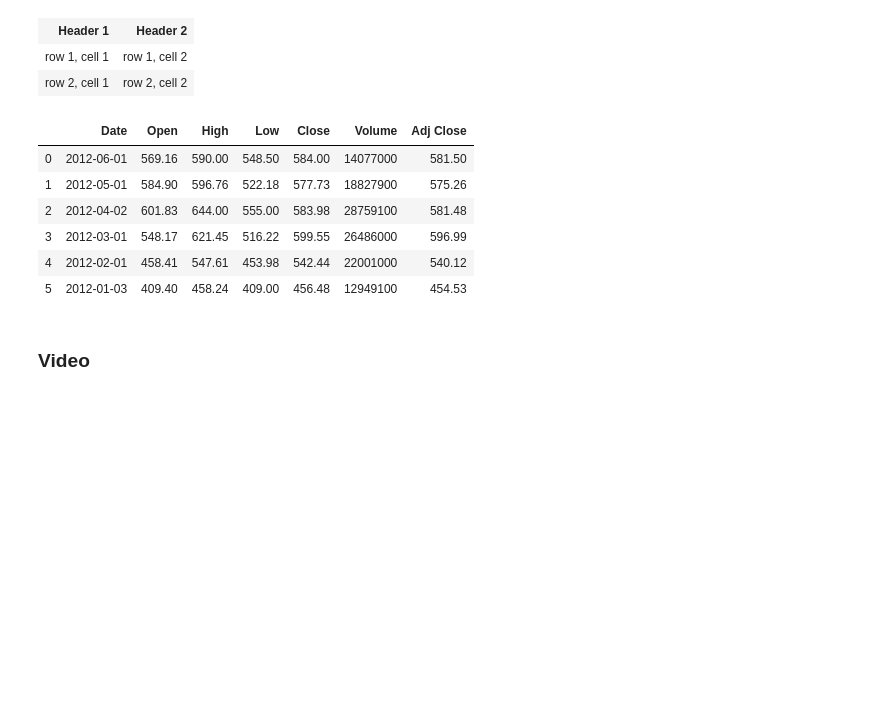
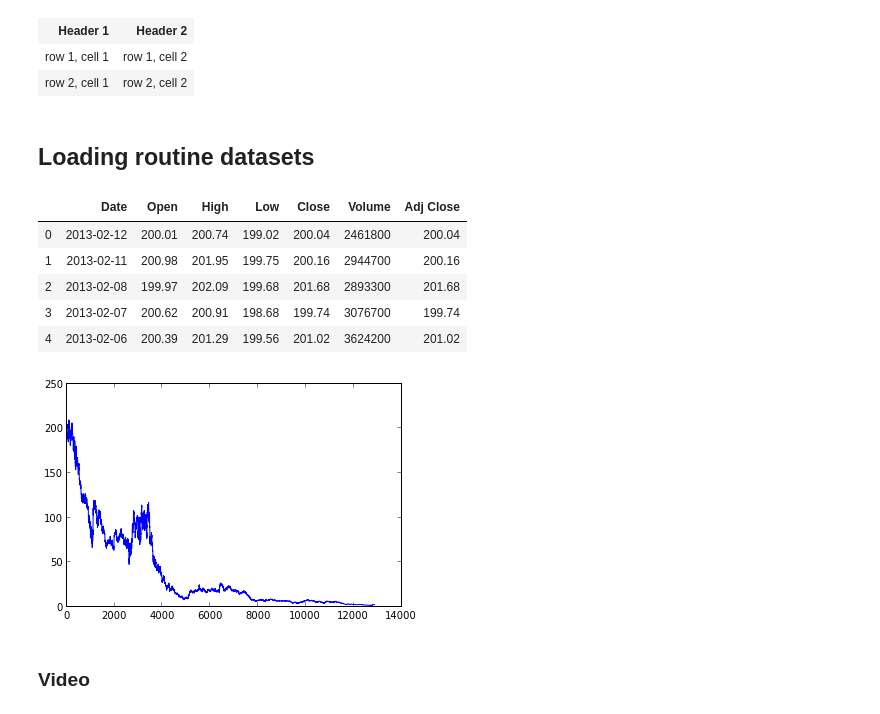
Before and after one commit to fperez/reprosw, a Jupyter notebook: QuickTour.ipynb, the cells around one changed output. Drawn from its saved outputs; the diff is of its cells as text; code cells hidden in the pictures; blank space fills up the shorter version.

Commit message:
Small updates to better illustrate plotting/data analysis.

```diff
--- a/QuickTour.ipynb
+++ b/QuickTour.ipynb
@@ -72,18 +69,23 @@ HTML("""<table> <tr>
 | Header 1 | Header 2 |
 | row 1, cell 1 | row 1, cell 2 |
 | row 2, cell 1 | row 2, cell 2 |
+# %% [markdown]
+## Loading routine datasets
 # %%
 import pandas
+from IPython.display import display
 pandas.core.format.set_printoptions(notebook_repr_html=True)
-pandas.read_csv('data.csv')
+df = pandas.read_csv('ibm.csv', parse_dates=True)
+display(df.head())
+plt.plot(df.index, df['Adj Close']);
 # %% [output]
 |  | Date | Open | High | Low | Close | Volume | Adj Close |
-| 0 | 2012-06-01 | 569.16 | 590.00 | 548.50 | 584.00 | 14077000 | 581.50 |
-| 1 | 2012-05-01 | 584.90 | 596.76 | 522.18 | 577.73 | 18827900 | 575.26 |
-| 2 | 2012-04-02 | 601.83 | 644.00 | 555.00 | 583.98 | 28759100 | 581.48 |
-| 3 | 2012-03-01 | 548.17 | 621.45 | 516.22 | 599.55 | 26486000 | 596.99 |
-| 4 | 2012-02-01 | 458.41 | 547.61 | 453.98 | 542.44 | 22001000 | 540.12 |
-| 5 | 2012-01-03 | 409.40 | 458.24 | 409.00 | 456.48 | 12949100 | 454.53 |
+| 0 | 2013-02-12 | 200.01 | 200.74 | 199.02 | 200.04 | 2461800 | 200.04 |
+| 1 | 2013-02-11 | 200.98 | 201.95 | 199.75 | 200.16 | 2944700 | 200.16 |
+| 2 | 2013-02-08 | 199.97 | 202.09 | 199.68 | 201.68 | 2893300 | 201.68 |
+| 3 | 2013-02-07 | 200.62 | 200.91 | 198.68 | 199.74 | 3076700 | 199.74 |
+| 4 | 2013-02-06 | 200.39 | 201.29 | 199.56 | 201.02 | 3624200 | 201.02 |
+[figure, added]
 # %% [markdown]
 <!--====-->
 ### Video
```
Also changed, not shown: parts of 7 cells of this notebook.
